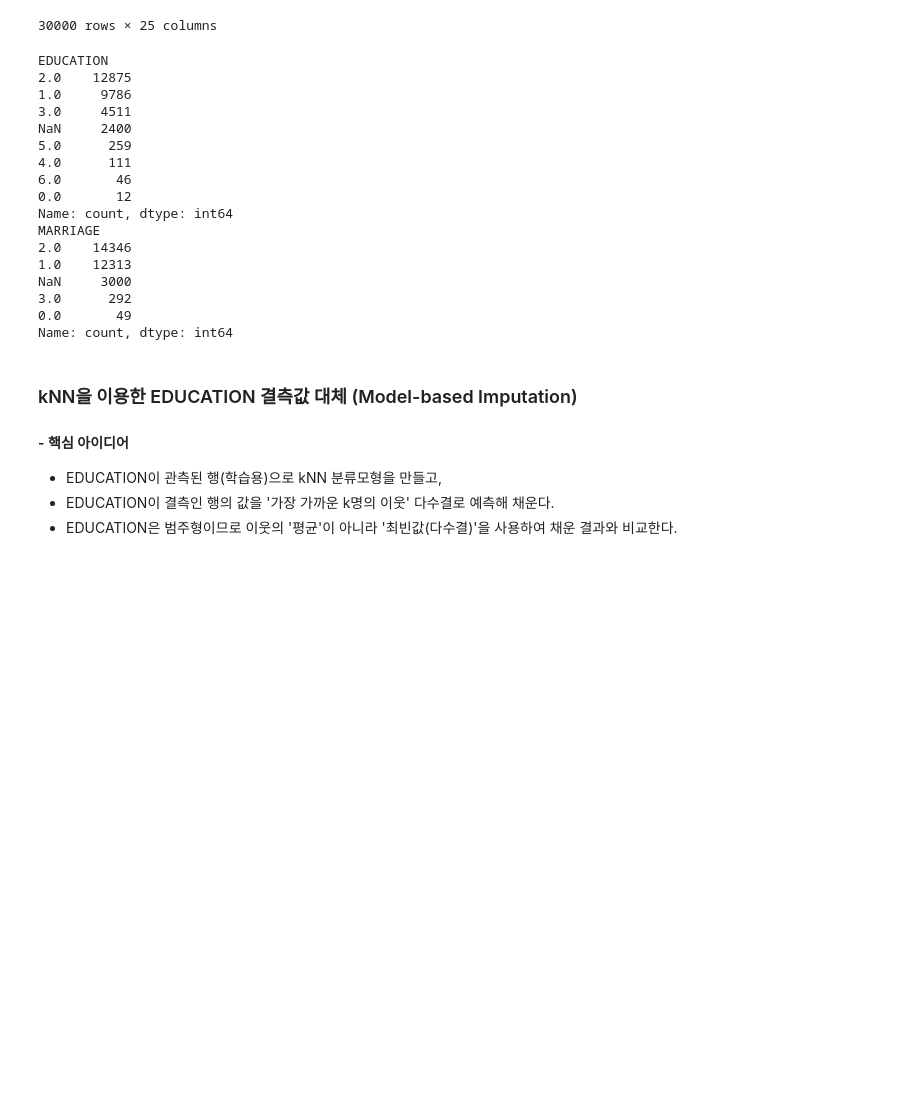
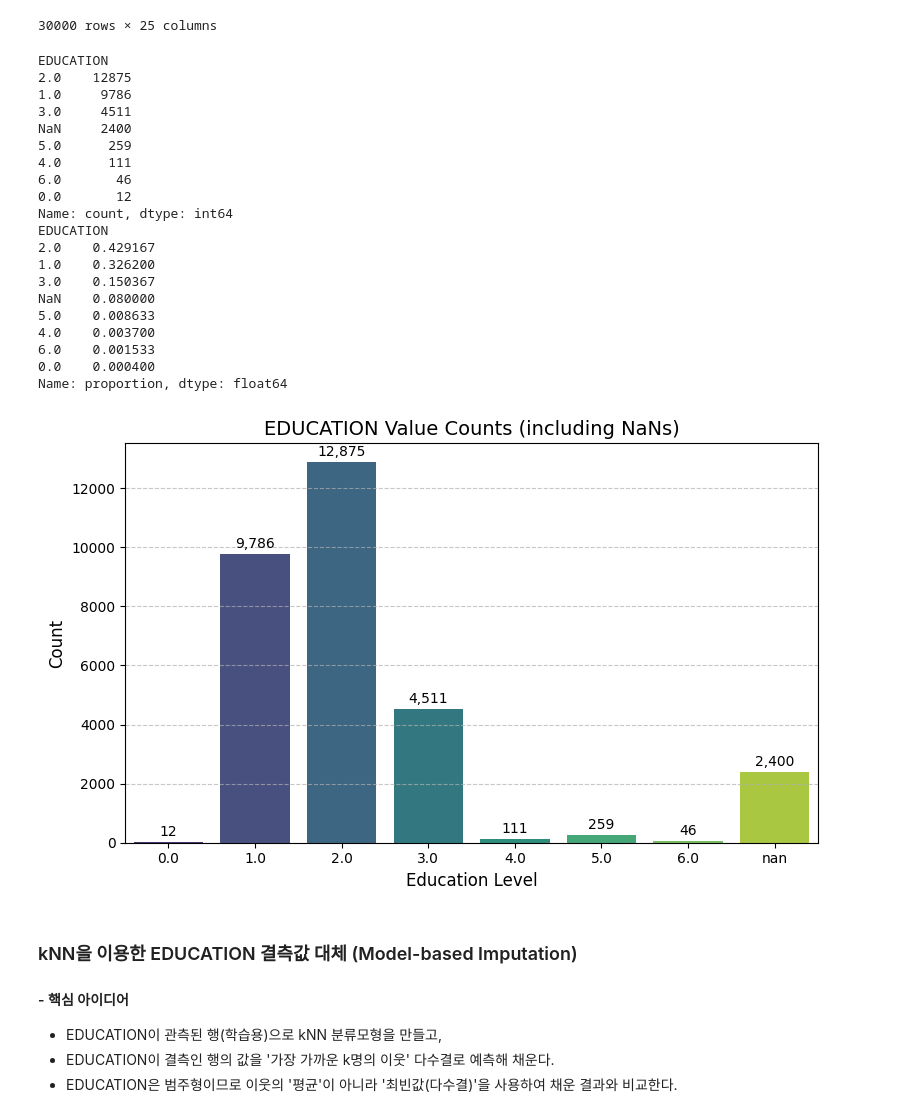
Before and after one commit to datadigger01/AI-Trade, a Jupyter notebook: Code_example/week_09_missingvalue_replacement_cat.ipynb, the cells around one changed output. Saved outputs shown, nothing was run; the diff lists cells and outputs as text; code cells hidden in the pictures; blank space fills up the shorter version.

```diff
--- a/Code_example/week_09_missingvalue_replacement_cat.ipynb
+++ b/Code_example/week_09_missingvalue_replacement_cat.ipynb
@@ -43,7 +43,7 @@ None
 # %%
 # 범주형 변수 missing value 확인
 print(df['EDUCATION'].value_counts(dropna=False))
-print(df['MARRIAGE'].value_counts(dropna=False))
+print(df['EDUCATION'].value_counts(dropna=False, normalize=True))
 # %% [output]
 EDUCATION
 2.0    12875
@@ -55,13 +55,40 @@ NaN     2400
 6.0       46
 0.0       12
 Name: count, dtype: int64
-MARRIAGE
-2.0    14346
-1.0    12313
-NaN     3000
-3.0      292
-0.0       49
-Name: count, dtype: int64
+EDUCATION
+2.0    0.429167
+1.0    0.326200
+3.0    0.150367
+NaN    0.080000
+5.0    0.008633
+4.0    0.003700
+6.0    0.001533
+0.0    0.000400
+Name: proportion, dtype: float64
+# %%
+import matplotlib.pyplot as plt
+import seaborn as sns
+
+# EDUCATION 값별 빈도 계산 (결측값 포함)
+education_counts = df['EDUCATION'].value_counts(dropna=False).sort_index()
+
+# 막대그래프 시각화
+plt.figure(figsize=(8, 5))
+sns.barplot(x=education_counts.index.astype(str), y=education_counts.values, palette='viridis', hue=education_counts.index.astype(str), legend=False)
+
+plt.title('EDUCATION Value Counts (including NaNs)', fontsize=14)
+plt.xlabel('Education Level', fontsize=12)
+plt.ylabel('Count', fontsize=12)
+plt.grid(axis='y', linestyle='--', alpha=0.7)
+
+# 각 막대 위에 빈도값 표시
+for i, val in enumerate(education_counts.values):
+    plt.text(i, val + 100, f'{val:,}' if not np.isnan(val) else f'{val}', ha='center', va='bottom', fontsize=10)
+
+plt.tight_layout()
+plt.show()
+# %% [output]
+[figure, added]
 # %% [markdown]
 ###  kNN을 이용한 EDUCATION 결측값 대체 (Model-based Imputation)
 
```
Also changed, not shown: parts of 1 cell of this notebook.
